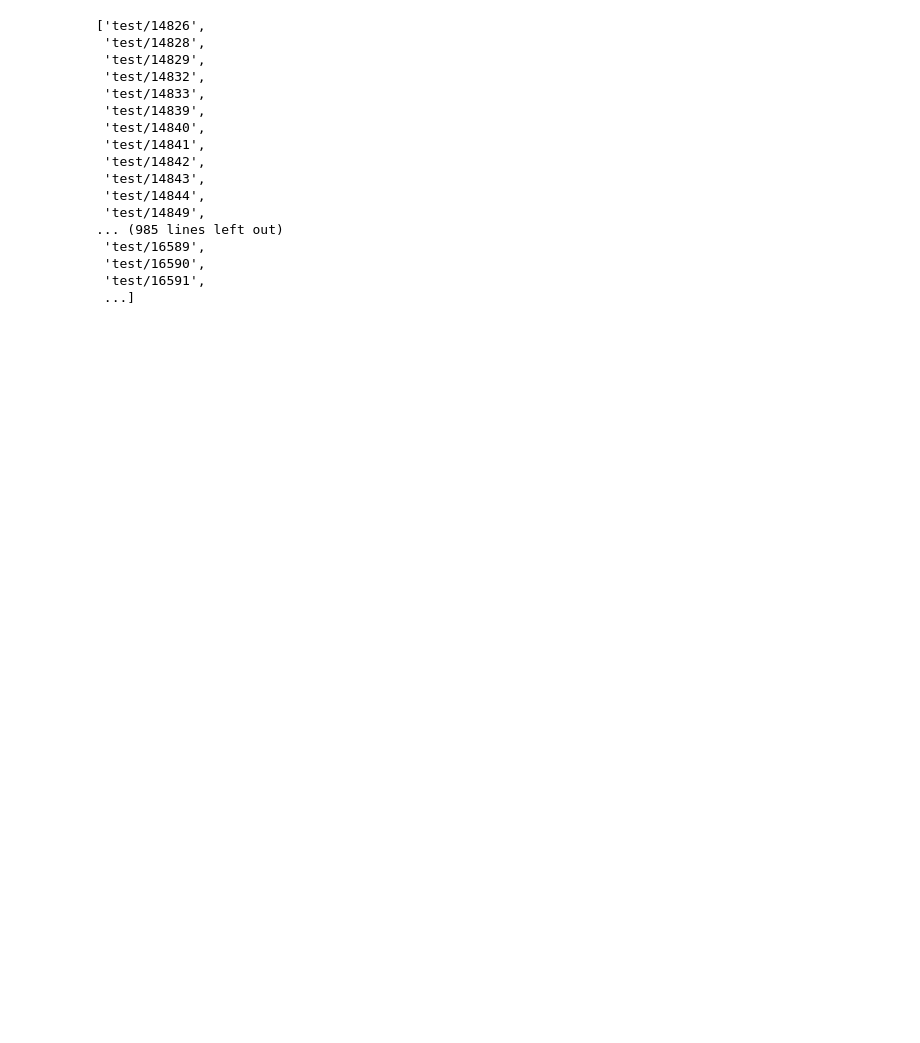
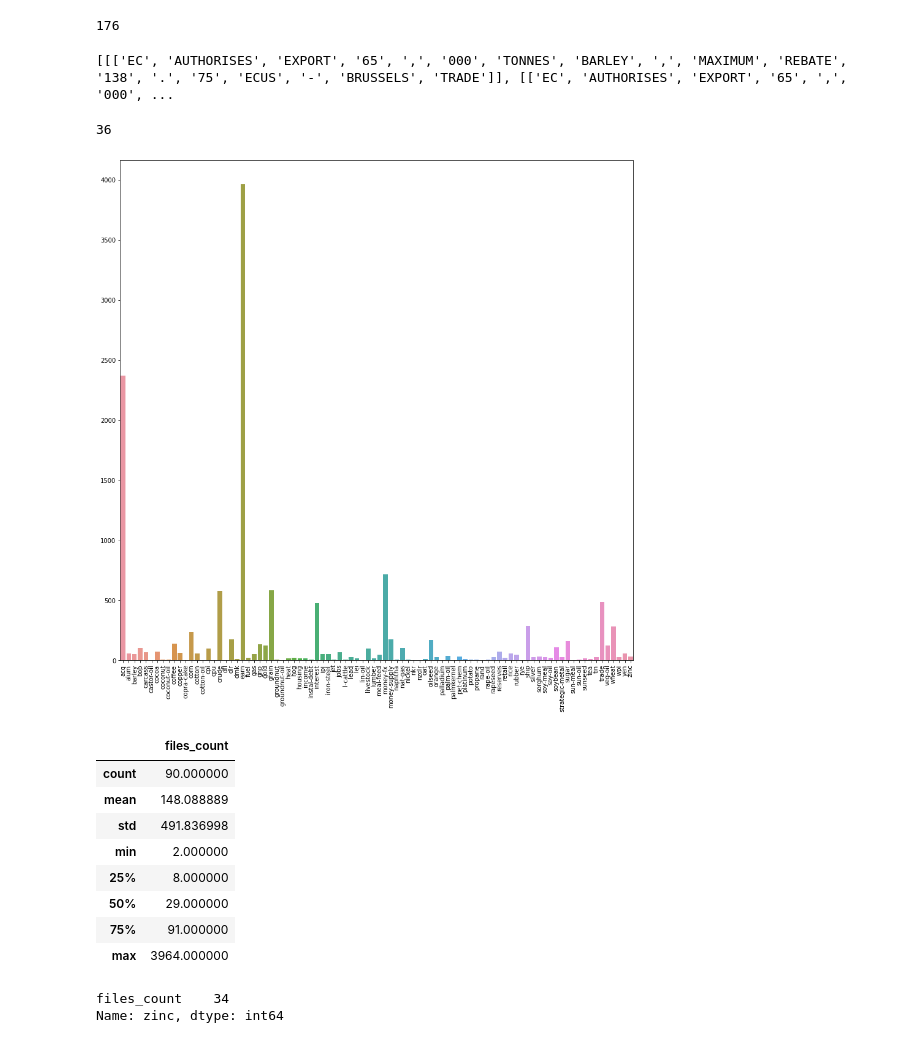
Before and after one commit to mokegg/Project_06-Algorythm, a Jupyter notebook: Data exploration.ipynb, the cells around one changed output. Drawn from its saved outputs; the diff is of its cells as text; code cells hidden in the pictures; blank space fills up the shorter version.

Commit message:
data visualization, text cleaning, crude countries and companies

```diff
--- a/Data exploration.ipynb
+++ b/Data exploration.ipynb
@@ -16,20 +96,38 @@ Back to the [table of contents](#contents).
+# %%
+len(reuters.words(fileids='test/15618'))
+# %% [output]
+176
 # %%
-reuters.fileids()
+reuters.paras(fileids='test/15649')
 # %% [output]
-['test/14826',
- 'test/14828',
- 'test/14829',
- 'test/14832',
- 'test/14833',
- 'test/14839',
- 'test/14840',
- 'test/14841',
- 'test/14842',
- 'test/14843',
- 'test/14844',
- 'test/14849',
-... (985 lines left out)
- 'test/16589',
- 'test/16590',
- 'test/16591',
- ...]
+[[['EC', 'AUTHORISES', 'EXPORT', '65', ',', '000', 'TONNES', 'BARLEY', ',', 'MAXIMUM', 'REBATE', '138', '.', '75', 'ECUS', '-', 'BRUSSELS', 'TRADE']], [['EC', 'AUTHORISES', 'EXPORT', '65', ',', '000', ...
+# %%
+len(reuters.words(fileids='test/15649'))
+# %% [output]
+36
+# %%
+files_count = []
+for categorie in cat:
+    files_count.append(len(reuters.fileids(categorie)))
+files_count = pd.DataFrame({"files_count":files_count},index=cat)#,columns=["categories","files_count"])
+fig = plt.figure(figsize = (15,15))
+ax = sns.barplot(data=files_count.T)
+ax.tick_params(axis='x', rotation=90)
+plt.show()
+files_count.describe()
+# %% [output]
+[figure, added]
+|  | files_count |
+| count | 90.000000 |
+| mean | 148.088889 |
+| std | 491.836998 |
+| min | 2.000000 |
+| 25% | 8.000000 |
+| 50% | 29.000000 |
+| 75% | 91.000000 |
+| max | 3964.000000 |
+# %%
+files_count.loc[categorie]
+# %% [output]
+files_count    34
+Name: zinc, dtype: int64
```
Also changed, not shown: parts of 31 cells of this notebook, 1 other file.
